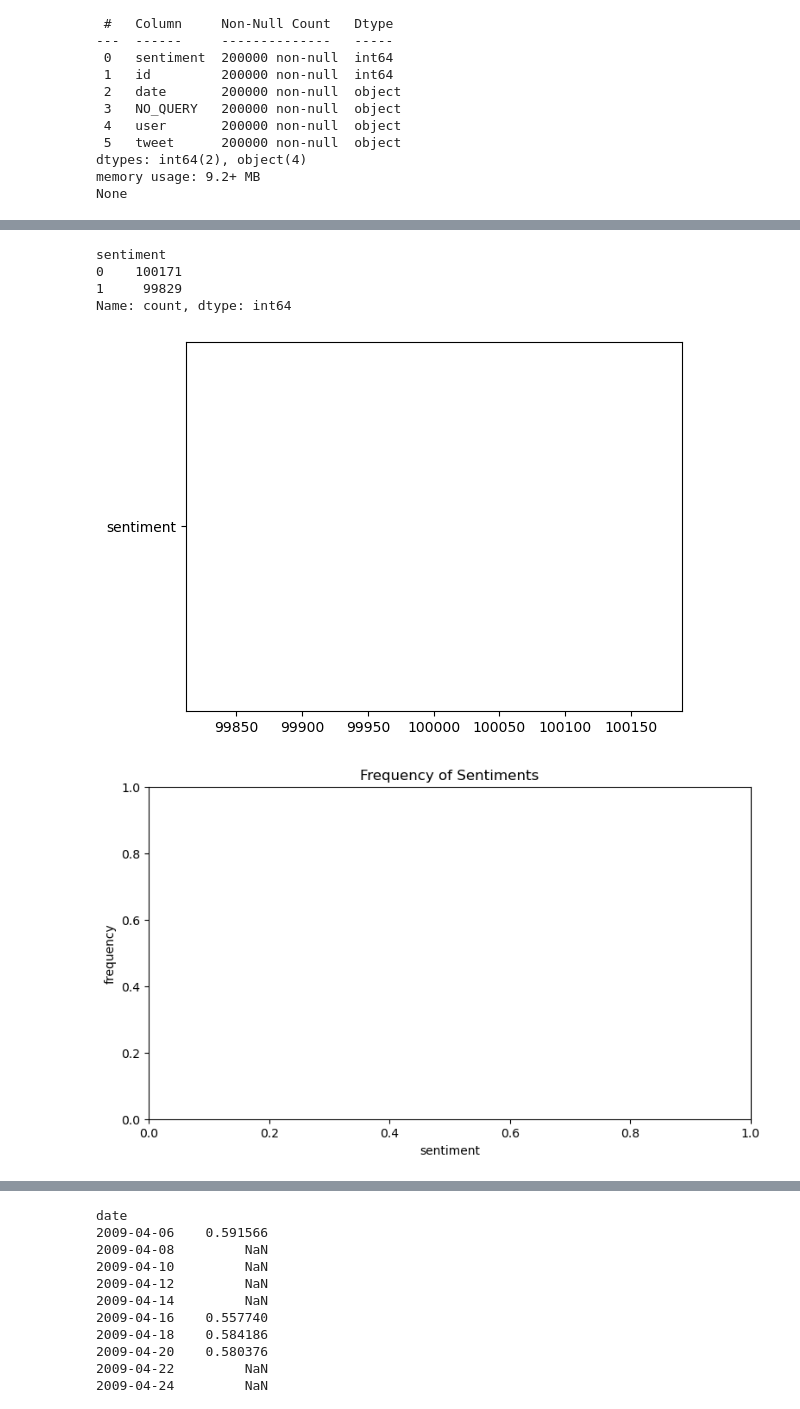
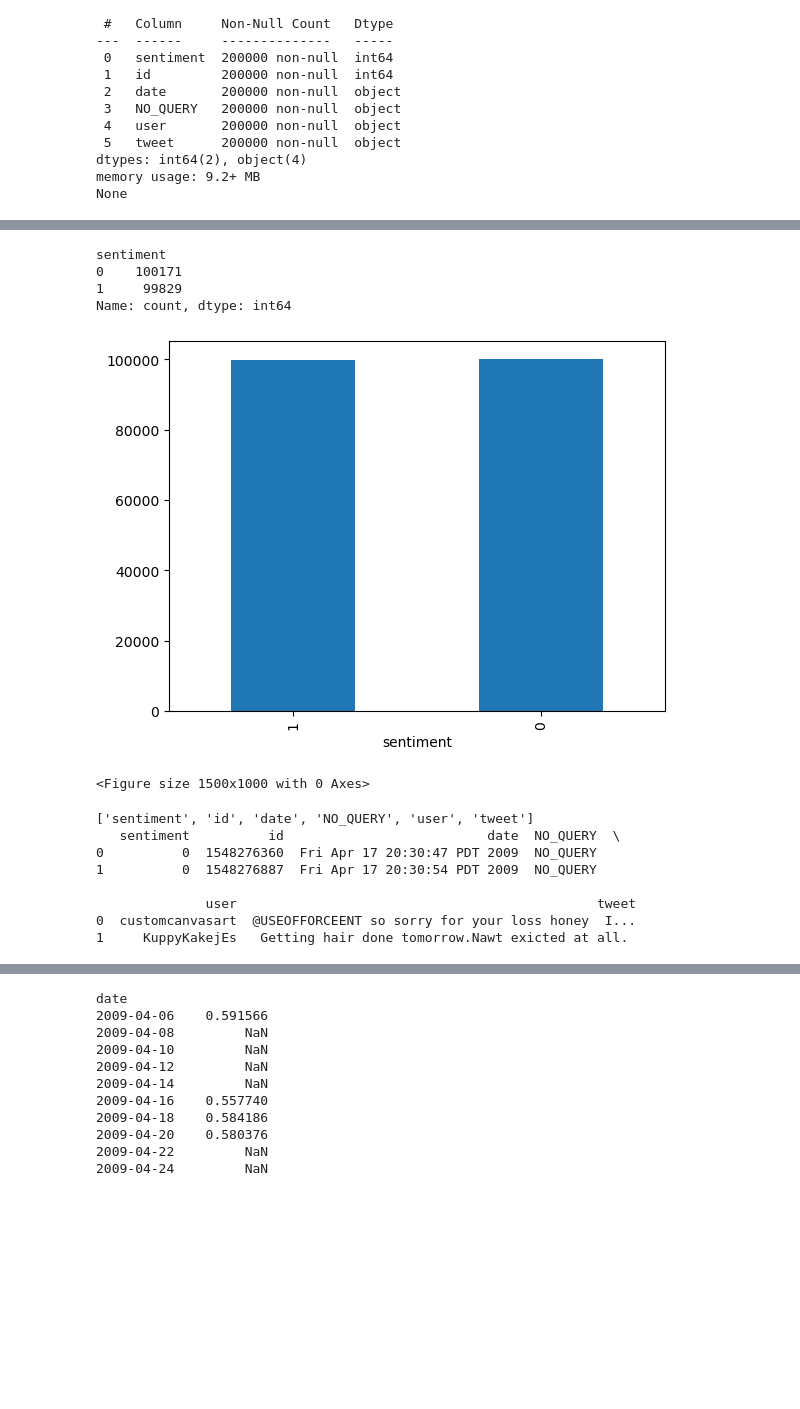
Before and after one commit to winni-datadiva/TKH-26-labs, a Jupyter notebook: Phase_2/python_workbooks/sentiment_Winni.ipynb, the cells around one changed output, grey strips where cells are left out. Cells and saved outputs as stored; diff of their text form; code cells hidden in the pictures; blank space fills up the shorter version.

```diff
--- a/Phase_2/python_workbooks/sentiment_Winni.ipynb
+++ b/Phase_2/python_workbooks/sentiment_Winni.ipynb
@@ -94,22 +96,32 @@ df.head()
 # %%
 # TODO: view frequency of positive `1` and negative `0` tweets as a bar chart
 
 freq = df['sentiment'].value_counts()
 print(freq)
 
-plt.bar(freq, 'sentiment')
-plt.figure(figsize=(9,5))
-plt.title("Frequency of Sentiments")
-plt.xlabel('sentiment')
-plt.ylabel('frequency')
+df.sentiment.value_counts().sort_values().plot(kind='bar')
+plt.figure(figsize=(15,10))
 plt.show()
 # %% [output]
 sentiment
 0    100171
 1     99829
 Name: count, dtype: int64
-[figure, old version]
+[figure, new version]
-[figure, removed]
+<Figure size 1500x1000 with 0 Axes>
+# %%
+# Checking for date column
+print(df.columns.tolist())
+print(df.head(2))
+# %% [output]
+['sentiment', 'id', 'date', 'NO_QUERY', 'user', 'tweet']
+   sentiment          id                          date  NO_QUERY  \
+0          0  1548276360  Fri Apr 17 20:30:47 PDT 2009  NO_QUERY
+1          0  1548276887  Fri Apr 17 20:30:54 PDT 2009  NO_QUERY
+
+              user                                              tweet
+0  customcanvasart  @USEOFFORCEENT so sorry for your loss honey  I...
+1     KuppyKakejEs   Getting hair done tomorrow.Nawt exicted at all.
 # %%
 # TODO: convert your `date` column into the datetime type and set it as your index (make sure your index is sorted!)
 # NOTE: you can accomplish this via method chaining! See if you can write it out via a chain.
```
Also changed, not shown: parts of 3 cells of this notebook, 3 other files.
